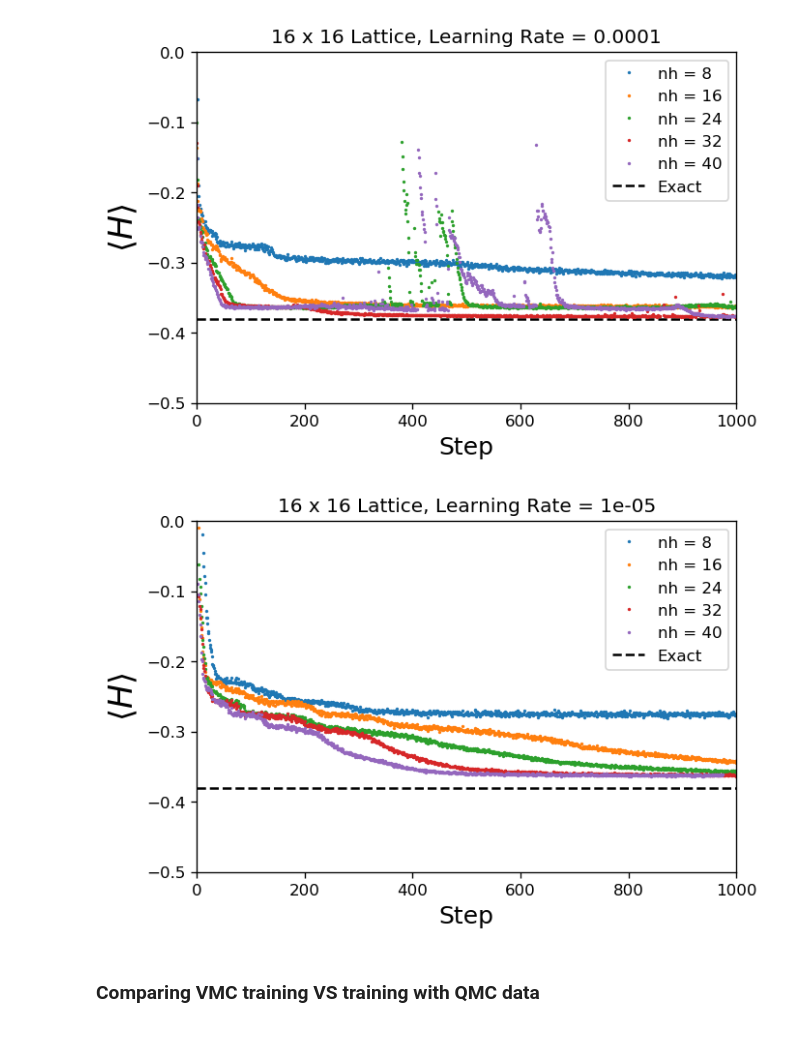
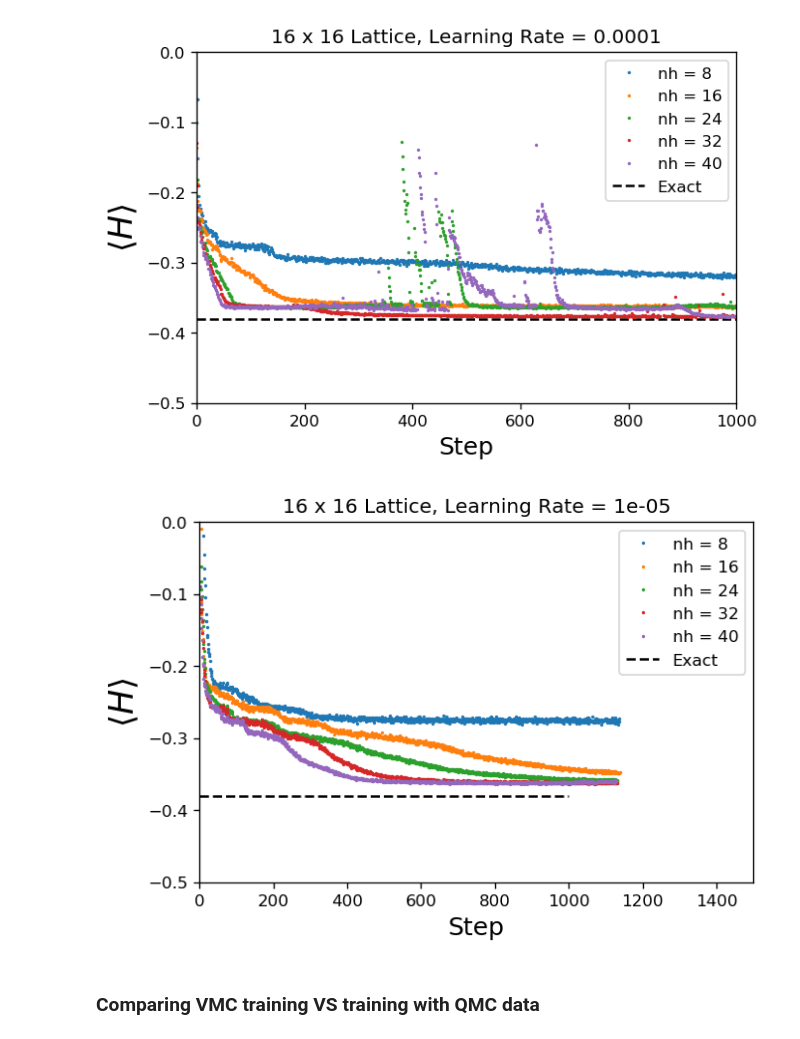
Before and after one commit to MelkoCollective/NeuralNetworks-for-Quantum, a Jupyter notebook: src_qmc_vmc/Paper Plots.ipynb, the cells around one changed output. Drawn from its saved outputs; the diff is of its cells as text; code cells hidden in the pictures.

Commit message:
update plots

```diff
--- a/src_qmc_vmc/Paper Plots.ipynb
+++ b/src_qmc_vmc/Paper Plots.ipynb
@@ -356,9 +365,9 @@ QMCPlot(16, 0.0001, exactE_16, E_QMC_16_8_fulldata,E_QMC_16_16_fulldata,E_QMC_16
 # %% [output]
 [figure]
 # %%
-QMCPlot(16,0.00001,exactE_16,E_QMC_16_8_smaller,E_QMC_16_16_smaller,E_QMC_16_24_smaller,E_QMC_16_32_smaller,E_QMC_16_40_smaller,[0,1000],[-0.5,0])
+QMCPlot(16,0.00001,exactE_16,E_QMC_16_8_smaller,E_QMC_16_16_smaller,E_QMC_16_24_smaller,E_QMC_16_32_smaller,E_QMC_16_40_smaller,[0,1500],[-0.5,0])
 # %% [output]
-[figure, old version]
+[figure, new version]
 # %% [markdown]
 ### Comparing VMC training VS training with QMC data
 # %%
```
Also changed, not shown: parts of 9 cells of this notebook.
